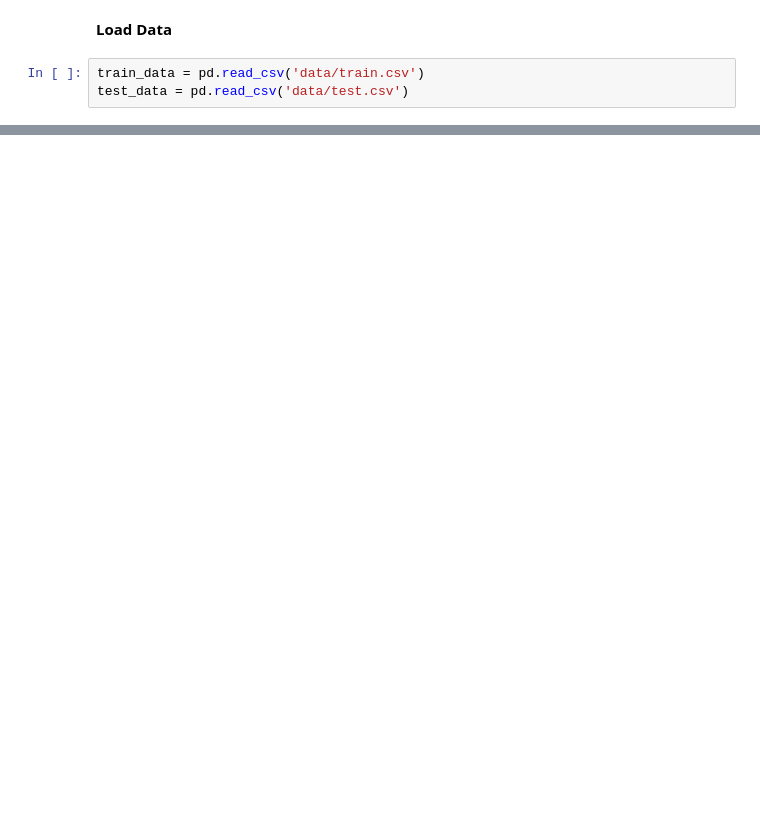
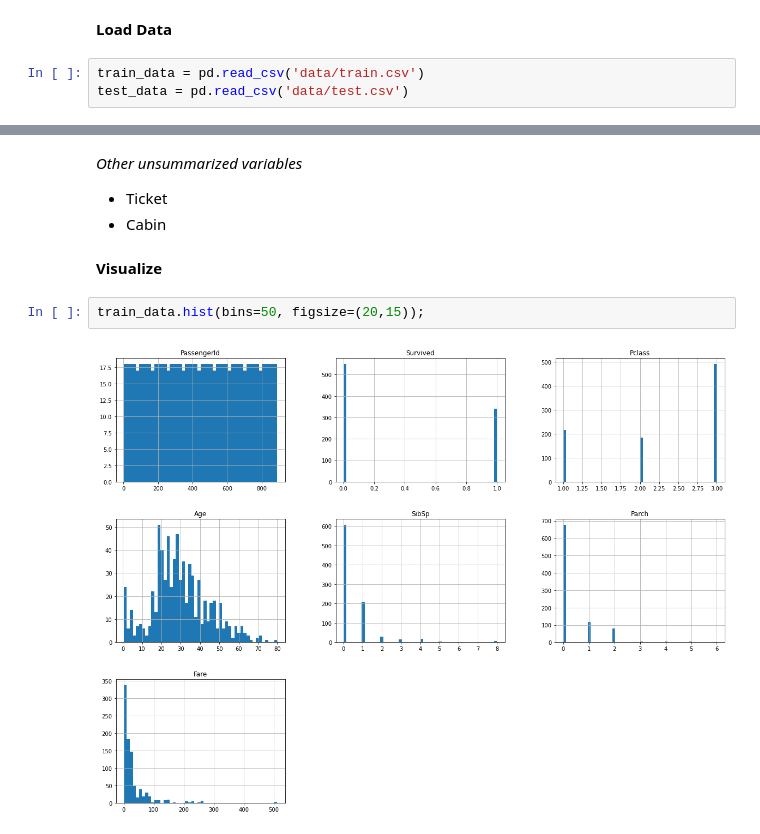
Before and after one commit to Shredder42/titanic, a Jupyter notebook: analysis.ipynb, the cells around one changed output, grey strips where cells are left out. Saved outputs shown, nothing was run; the diff lists cells and outputs as text; blank space fills up the shorter version.

Commit message:
begin data explore

```diff
--- a/analysis.ipynb
+++ b/analysis.ipynb
@@ -18,0 +104,10 @@ train_data.head()
+# %% [markdown]
+*Other unsummarized variables*
+* Ticket
+* Cabin
+# %% [markdown]
+**Visualize**
+# %%
+train_data.hist(bins=50, figsize=(20,15));
+# %% [output]
+[figure, added]
```
Also changed, not shown: parts of 13 cells of this notebook, 1 other file.
